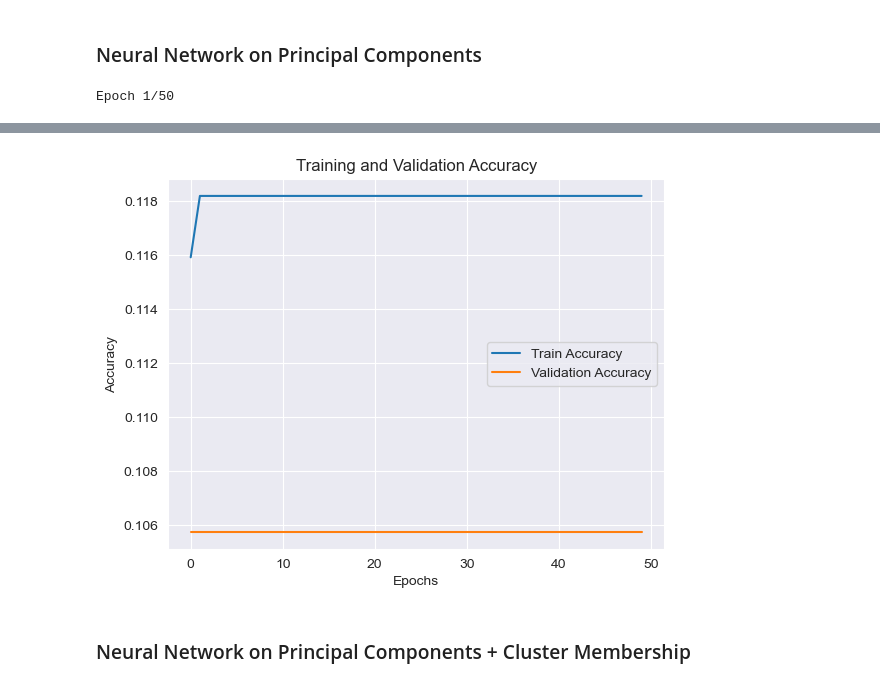
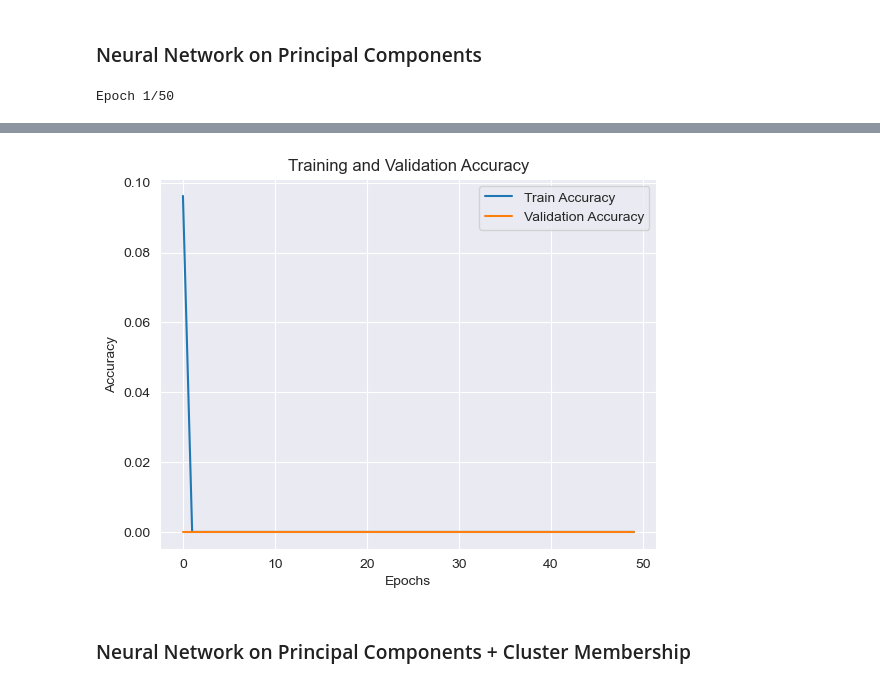
Before and after one commit to NalinaSofia/Computational-Social-Science-Projects, a Jupyter notebook: Project_4/Project4.ipynb, the cells around one changed output, grey strips where cells are left out. Cells and saved outputs as stored; diff of their text form; code cells hidden in the pictures.

```diff
--- a/Project_4/Project4.ipynb
+++ b/Project_4/Project4.ipynb
@@ -693,11 +657,9 @@ from tensorflow.keras.layers import Dense, Dropout
 data = pd.read_csv('nhanes.csv')  # Replace with actual file
 
 # Define target and features
-y = data['HSD010']  # Replace with your target column
+y = data
+# Replace with your target column
 X = data.drop(columns=['HSD010'])  # Replace with non-feature columns
-
-# Convert target to numeric if needed
-y = pd.to_numeric(y, errors='coerce')
 
 # Normalize features
 scaler = StandardScaler()
@@ -712,27 +674,27 @@ X_train, X_test, y_train, y_test = train_test_split(X_pca, y, test_size=0.2, ran
 
 # Build the neural network model
 model = Sequential([
-    Dense(64, activation='relu', input_shape=(X_pca.shape[1],)),  # Input layer
+    Dense(2, activation='relu', input_shape=(X_pca.shape[1],)),  # Input layer
     Dropout(0.2),
-    Dense(32, activation='relu'),  # Hidden layer
+    Dense(2, activation='relu'),  # Hidden layer
     Dropout(0.2),
-    Dense(1, activation='sigmoid')  # Output layer (binary classification)
+    Dense(243, activation='sigmoid')  # Output layer (binary classification)
 ])
 
 # Compile the model
 model.compile(optimizer='adam',
-              loss='binary_crossentropy',  # Use 'sparse_categorical_crossentropy' for multi-class
+              loss='categorical_crossentropy',  # Use 'sparse_categorical_crossentropy' for multi-class
               metrics=['accuracy'])
 
 # Train the model
 history = model.fit(X_train, y_train,
                     validation_split=0.2,
                     epochs=50,
-                    batch_size=32,
+                    batch_size=200,
                     verbose=1)
 
 # Evaluate the model
-loss, accuracy = model.evaluate(X_test, y_test, verbose=0)
+loss, accuracy = model.evaluate(X_test, y_test, verbose=2)
 print(f"Test Loss: {loss}")
 print(f"Test Accuracy: {accuracy}")
 
@@ -768,4 +730,4 @@ Test Accuracy: 0.11622276157140732
-[figure, old version]
+[figure, new version]
 # %% [markdown]
 ### Neural Network on Principal Components + Cluster Membership
 # %%
```
Also changed, not shown: parts of 29 cells of this notebook.
